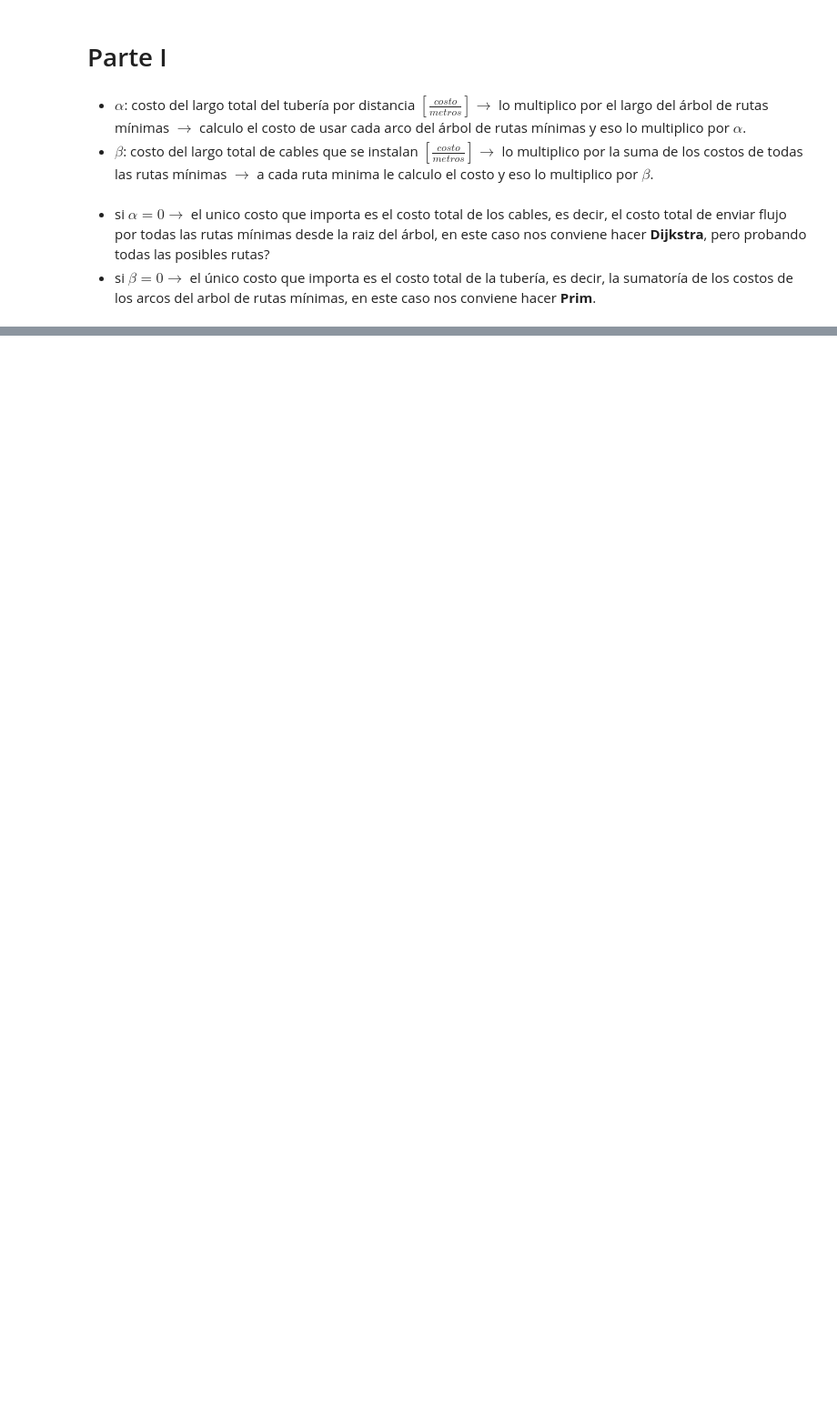
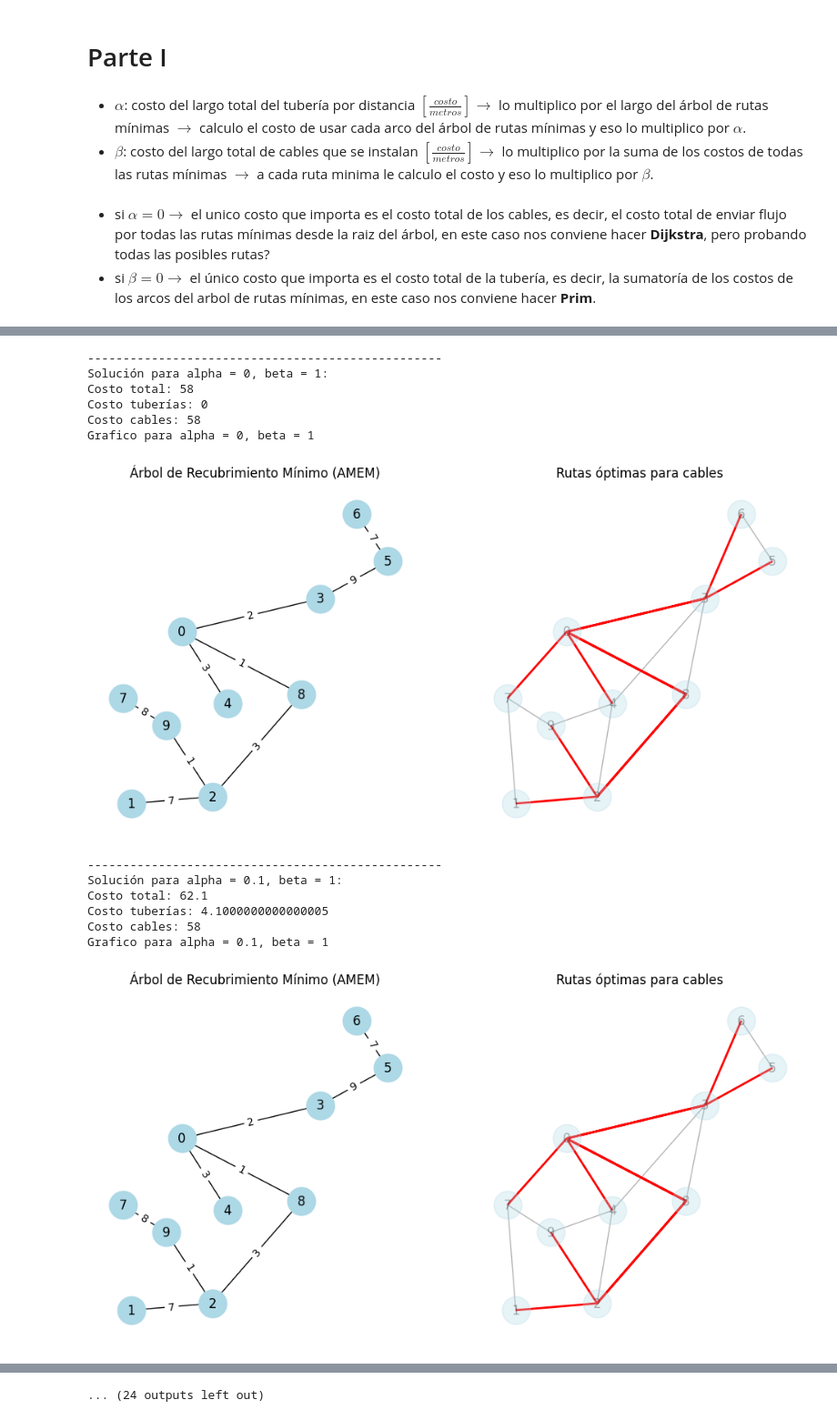
Before and after one commit to bwertheim1/tareas_flujo, a Jupyter notebook: T3/t3.ipynb, the cells around one changed output, grey strips where cells are left out. Shown at 91% size. Drawn from its saved outputs; the diff is of its cells as text; code cells hidden in the pictures; blank space fills up the shorter version.

Commit message:
Parte 2 tentativa

```diff
--- a/T3/t3.ipynb
+++ b/T3/t3.ipynb
@@ -16,7 +16,8 @@ def read_graph_from_file(filename):
     return graph
 # %%
 # LECTURA DEL GRAFO
-graph_filename = 'Instancias_T3\Grafo.gml'
+# Para la ruta en caso de MacOs ocupar /, en cualquier otro caso ocupar \
+graph_filename = 'Instancias_T3/Grafo.gml'
 G = read_graph_from_file(graph_filename)
 
 # Dibujar el grafo
@@ -181,0 +221,57 @@ plt.title('Red G')
+# %%
+def graficar_solucion(AMEM, caminos_cables, G):
+    pos = nx.spring_layout(G, seed=1)
+
+    # Graficar el AMEM
+    plt.figure(figsize=(12, 6))
+    plt.subplot(1, 2, 1)
+    nx.draw(AMEM, pos, with_labels=True, node_color='lightblue', node_size=700)
+    edge_labels = nx.get_edge_attributes(AMEM, 'weight')
+    nx.draw_networkx_edge_labels(AMEM, pos, edge_labels=edge_labels)
+    plt.title("Árbol de Recubrimiento Mínimo (AMEM)")
+
+    # Graficar las rutas más cortas para cables en rojo
+    plt.subplot(1, 2, 2)
+    nx.draw(G, pos, with_labels=True, node_color='lightblue', node_size=700, alpha=0.3)
+    for nodo, path in caminos_cables.items():
+        path_edges = [(path[i], path[i + 1]) for i in range(len(path) - 1)]
+        nx.draw_networkx_edges(G, pos, edgelist=path_edges, edge_color="red", width=2)
+    plt.title("Rutas óptimas para cables")
+    plt.show()
+# %%
+#17 instancias
+alphas = [0, 0.1, 0.1, 0.2, 0.3, 0.5, 0.8, 1.3, 2.1, 3.4, 5.5, 8.9, 14.4, 23.3, 37.7, 61.0, 98.7, 159.7]
+betas = [1]
+def resolver_y_graficar(alphas, betas, G):
+    for alpha in alphas:
+        for beta in betas:
+            if alpha >= 0 and beta >= 0:
+                print("--------------------------------------------------")
+                print(f"Solución para alpha = {alpha}, beta = {beta}:")
+                # Llamamos a la función
+                AMEM, caminos_cables, costo_total = caso_general(alpha, beta, G)
+
+
+                # Graficamos la solución
+                print(f"Grafico para alpha = {alpha}, beta = {beta}")
+                graficar_solucion(AMEM, caminos_cables, G)
+            #else:
+               # print("--------------------------------------------------")
+               # print(f"Problema resuelto en la Parte I para alpha = {alpha}, beta = {beta}.")
+
+resolver_y_graficar(alphas, betas, G)
+# %% [output]
+--------------------------------------------------
+Solución para alpha = 0, beta = 1:
+Costo total: 58
+Costo tuberías: 0
+Costo cables: 58
+Grafico para alpha = 0, beta = 1
+[figure, added]
+--------------------------------------------------
+Solución para alpha = 0.1, beta = 1:
+Costo total: 62.1
+Costo tuberías: 4.1000000000000005
+Costo cables: 58
+Grafico para alpha = 0.1, beta = 1
+[figure, added]
@@ -181,0 +306 @@ plt.title('Red G')
+... (24 outputs left out)
```
Also changed, not shown: parts of 6 cells of this notebook.
